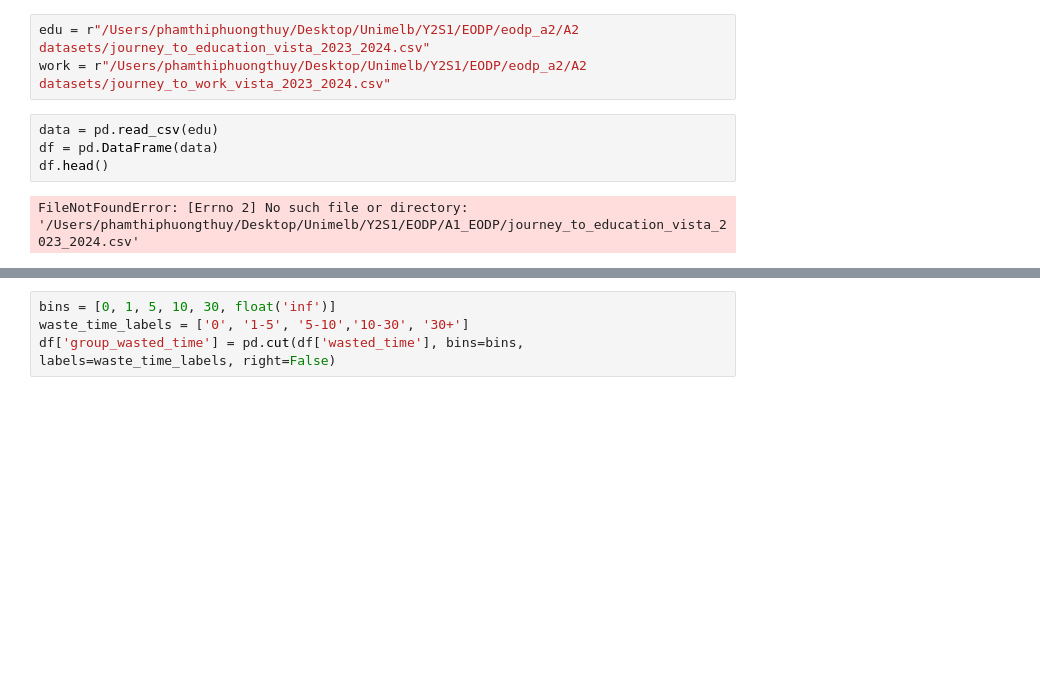
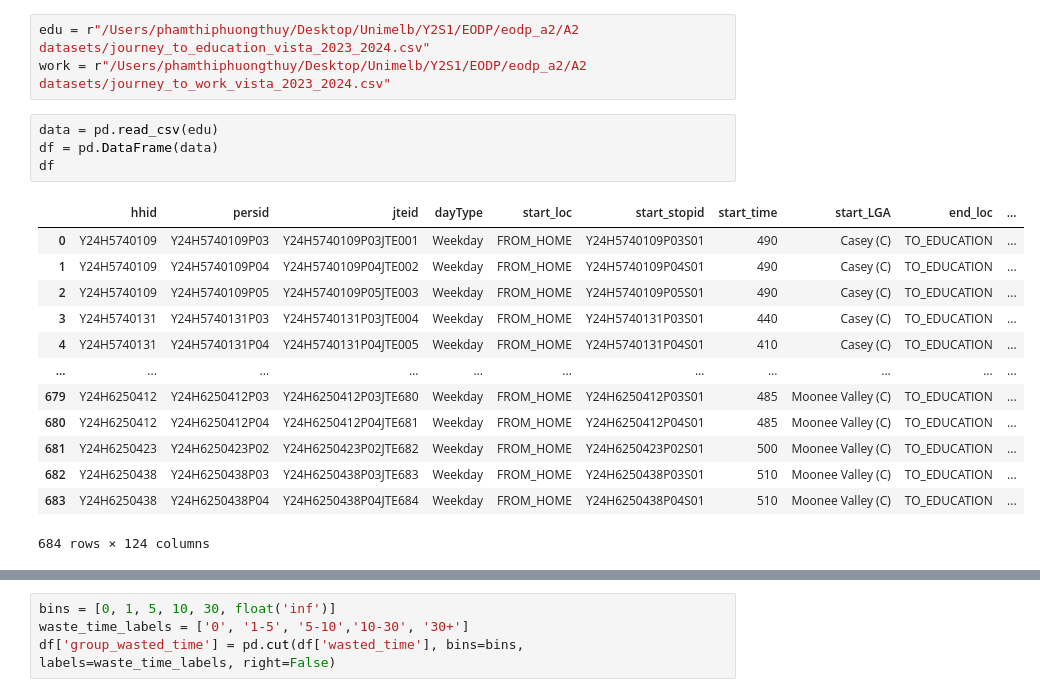
Before and after one commit to Tung-Phan-Dinh/EODP, a Jupyter notebook: eodp_a2/task_3.ipynb, the cells around one changed output, grey strips where cells are left out. Drawn from its saved outputs; the diff is of its cells as text; blank space fills up the shorter version.

```diff
--- a/eodp_a2/task_3.ipynb
+++ b/eodp_a2/task_3.ipynb
@@ -10,9 +10,21 @@ work = r"/Users/phamthiphuongthuy/Desktop/Unimelb/Y2S1/EODP/eodp_a2/A2 datasets/
 # %%
 data = pd.read_csv(edu)
 df = pd.DataFrame(data)
-df.head()
+df
 # %% [output]
+|  | hhid | persid | jteid | dayType | start_loc | start_stopid | start_time | start_LGA | end_loc | ... |
+| 0 | Y24H5740109 | Y24H5740109P03 | Y24H5740109P03JTE001 | Weekday | FROM_HOME | Y24H5740109P03S01 | 490 | Casey (C) | TO_EDUCATION | ... |
+| 1 | Y24H5740109 | Y24H5740109P04 | Y24H5740109P04JTE002 | Weekday | FROM_HOME | Y24H5740109P04S01 | 490 | Casey (C) | TO_EDUCATION | ... |
+| 2 | Y24H5740109 | Y24H5740109P05 | Y24H5740109P05JTE003 | Weekday | FROM_HOME | Y24H5740109P05S01 | 490 | Casey (C) | TO_EDUCATION | ... |
+| 3 | Y24H5740131 | Y24H5740131P03 | Y24H5740131P03JTE004 | Weekday | FROM_HOME | Y24H5740131P03S01 | 440 | Casey (C) | TO_EDUCATION | ... |
+| 4 | Y24H5740131 | Y24H5740131P04 | Y24H5740131P04JTE005 | Weekday | FROM_HOME | Y24H5740131P04S01 | 410 | Casey (C) | TO_EDUCATION | ... |
+| ... | ... | ... | ... | ... | ... | ... | ... | ... | ... | ... |
+| 679 | Y24H6250412 | Y24H6250412P03 | Y24H6250412P03JTE680 | Weekday | FROM_HOME | Y24H6250412P03S01 | 485 | Moonee Valley (C) | TO_EDUCATION | ... |
+| 680 | Y24H6250412 | Y24H6250412P04 | Y24H6250412P04JTE681 | Weekday | FROM_HOME | Y24H6250412P04S01 | 485 | Moonee Valley (C) | TO_EDUCATION | ... |
+| 681 | Y24H6250423 | Y24H6250423P02 | Y24H6250423P02JTE682 | Weekday | FROM_HOME | Y24H6250423P02S01 | 500 | Moonee Valley (C) | TO_EDUCATION | ... |
+| 682 | Y24H6250438 | Y24H6250438P03 | Y24H6250438P03JTE683 | Weekday | FROM_HOME | Y24H6250438P03S01 | 510 | Moonee Valley (C) | TO_EDUCATION | ... |
+| 683 | Y24H6250438 | Y24H6250438P04 | Y24H6250438P04JTE684 | Weekday | FROM_HOME | Y24H6250438P04S01 | 510 | Moonee Valley (C) | TO_EDUCATION | ... |
-FileNotFoundError: [Errno 2] No such file or directory: '/Users/phamthiphuongthuy/Desktop/Unimelb/Y2S1/EODP/A1_EODP/journey_to_education_vista_2023_2024.csv'
+684 rows × 124 columns
 # %%
 df['wasted_time'] = df['journey_elapsed_time'] - df['journey_travel_time']
 df.describe()
```
Also changed, not shown: parts of 8 cells of this notebook, 2 other files.
